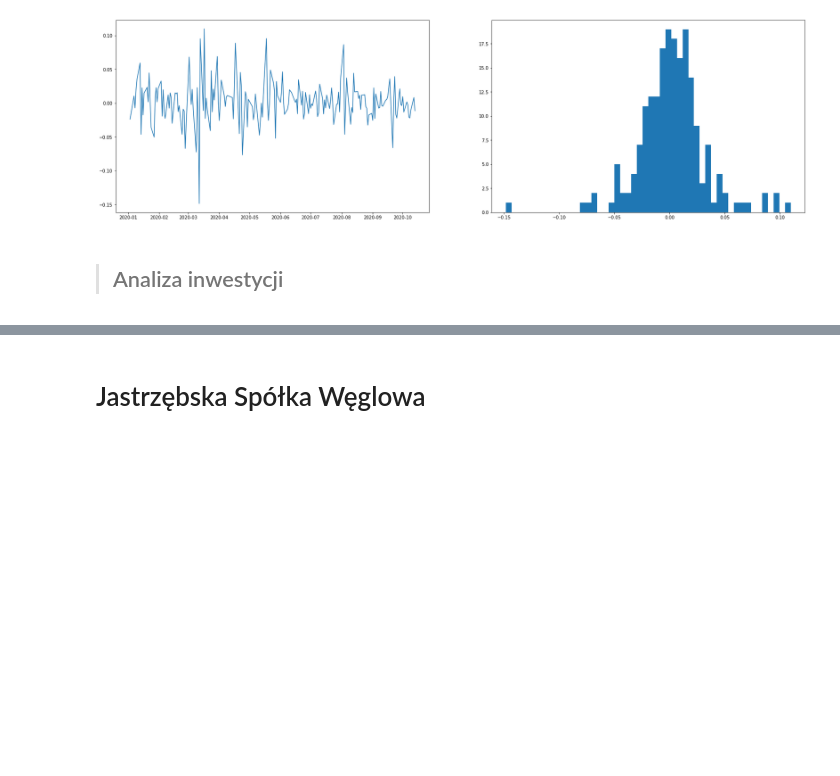
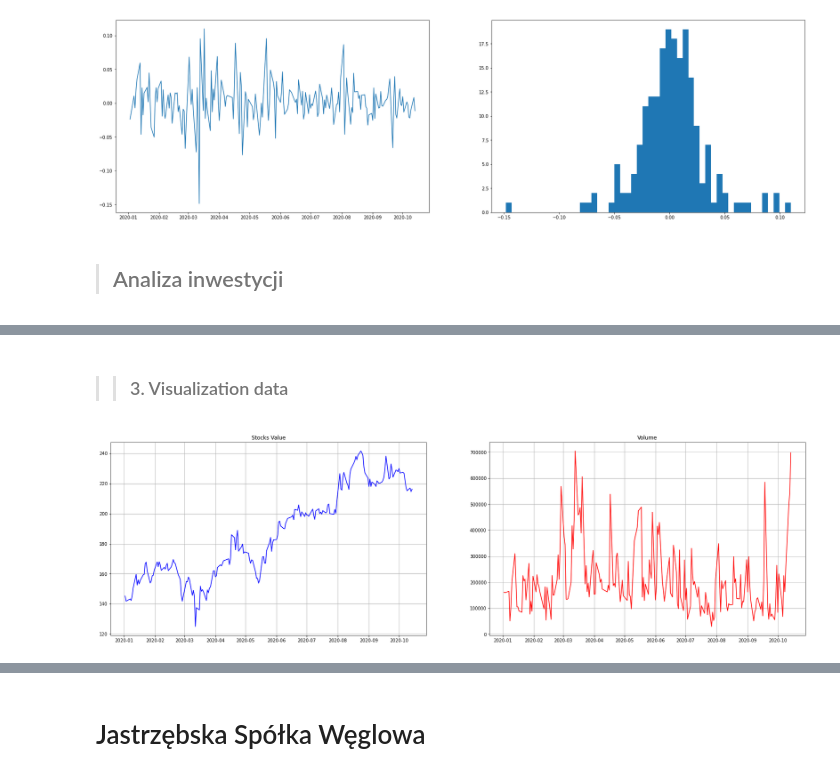
Before and after one commit to MazonSzymon/Project_COVID_portfolio, a Jupyter notebook: project_v1.ipynb, the cells around one changed output, grey strips where cells are left out. Drawn from its saved outputs; the diff is of its cells as text; code cells hidden in the pictures; blank space fills up the shorter version.

```diff
--- a/project_v1.ipynb
+++ b/project_v1.ipynb
@@ -24,8 +47,4 @@ import pandas_datareader as pdr
 # %%
-def get_data(stock, start_date, end_date):
-  df = pdr.get_data_stooq(stock, start = start_date, end = end_date).sort_index()
-  print('-'*20+stock+"-"*21)
-  print("Tak wygląda pięć najnowszych rekordów Data Frame" + "\n")
-  print(df.tail())
-  print("-"*50+"\n")
+def get_data(stock,start_date, end_date):
+  df = pdr.get_data_stooq(stock['Short_name'], start = start_date, end = end_date).sort_index()
   return df
@@ -72,11 +91,11 @@ def make_graphics(data):
   #1
   plt.subplot(121)
   plt.plot(df['Close'], color = 'blue')
-  plt.title('Ceny akcji')
+  plt.title('Stocks Value')
   plt.grid()
   #2
   plt.subplot(122)
   plt.plot(df['Volume'], color = 'red')
-  plt.title('Wolumen akcji')
+  plt.title('Volume')
   plt.grid()
   return plt.show()
@@ -630,0 +660,9 @@ relative_change(df)
+# %%
+name = 'Dino Polska'
+query = stocks_at_WIG20['Full_name'] == name
+stock = stocks_at_WIG20[query]
+start_date = dt.datetime(2020,1,1)
+end_date = dt.date.today()
+total_investment = 1000
+# %%
+df = get_data(stock,start_date,end_date)
@@ -630,0 +715,6 @@ relative_change(df)
+# %% [markdown]
+>> ### 3. Visualization data
+# %%
+make_graphics(df)
+# %% [output]
+[figure, added]
```
Also changed, not shown: parts of 57 cells of this notebook.
